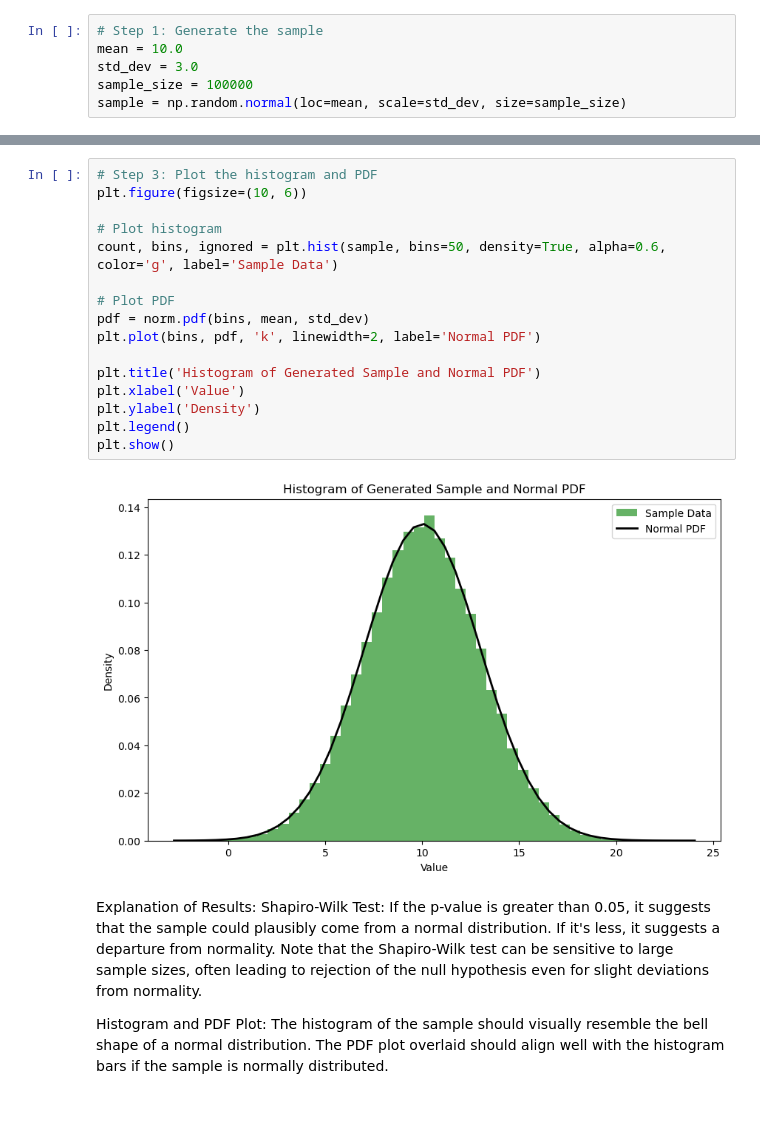
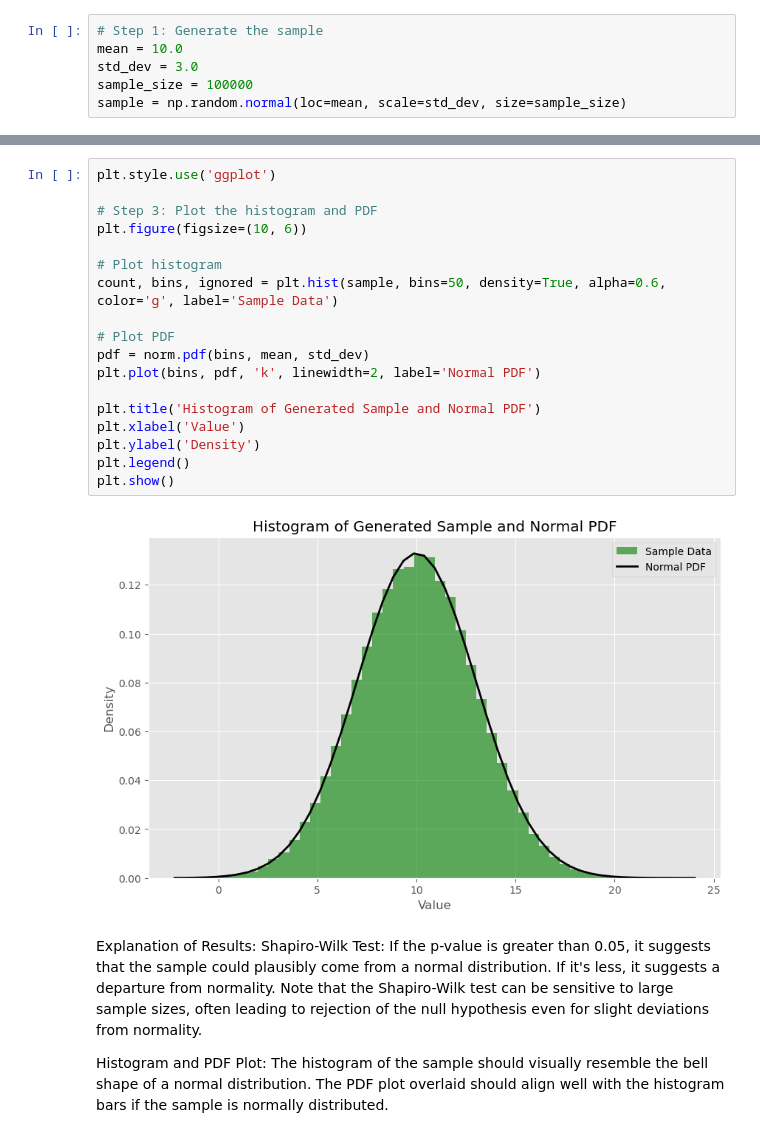
Before and after one commit to declanVfox/applied_statistics, a Jupyter notebook: tasks.ipynb, the cells around one changed output, grey strips where cells are left out. Cells and saved outputs as stored; diff of their text form; blank space fills up the shorter version.

```diff
--- a/tasks.ipynb
+++ b/tasks.ipynb
@@ -158,21 +159,23 @@ Shapiro-Wilk test statistic: 0.9994917290101881, p-value: 0.2005317476885114
 # %%
+plt.style.use('ggplot')
+
 # Step 3: Plot the histogram and PDF
 plt.figure(figsize=(10, 6))
 
 # Plot histogram
 count, bins, ignored = plt.hist(sample, bins=50, density=True, alpha=0.6, color='g', label='Sample Data')
 
 # Plot PDF
 pdf = norm.pdf(bins, mean, std_dev)
 plt.plot(bins, pdf, 'k', linewidth=2, label='Normal PDF')
 
 plt.title('Histogram of Generated Sample and Normal PDF')
 plt.xlabel('Value')
 plt.ylabel('Density')
 plt.legend()
 plt.show()
 # %% [output]
-[figure, old version]
+[figure, new version]
 # %% [markdown]
 Explanation of Results:
 Shapiro-Wilk Test: If the p-value is greater than 0.05, it suggests that the sample could plausibly come from a normal distribution. If it's less, it suggests a departure from normality. Note that the Shapiro-Wilk test can be sensitive to large sample sizes, often leading to rejection of the null hypothesis even for slight deviations from normality.
```
Also changed, not shown: parts of 7 cells of this notebook.
